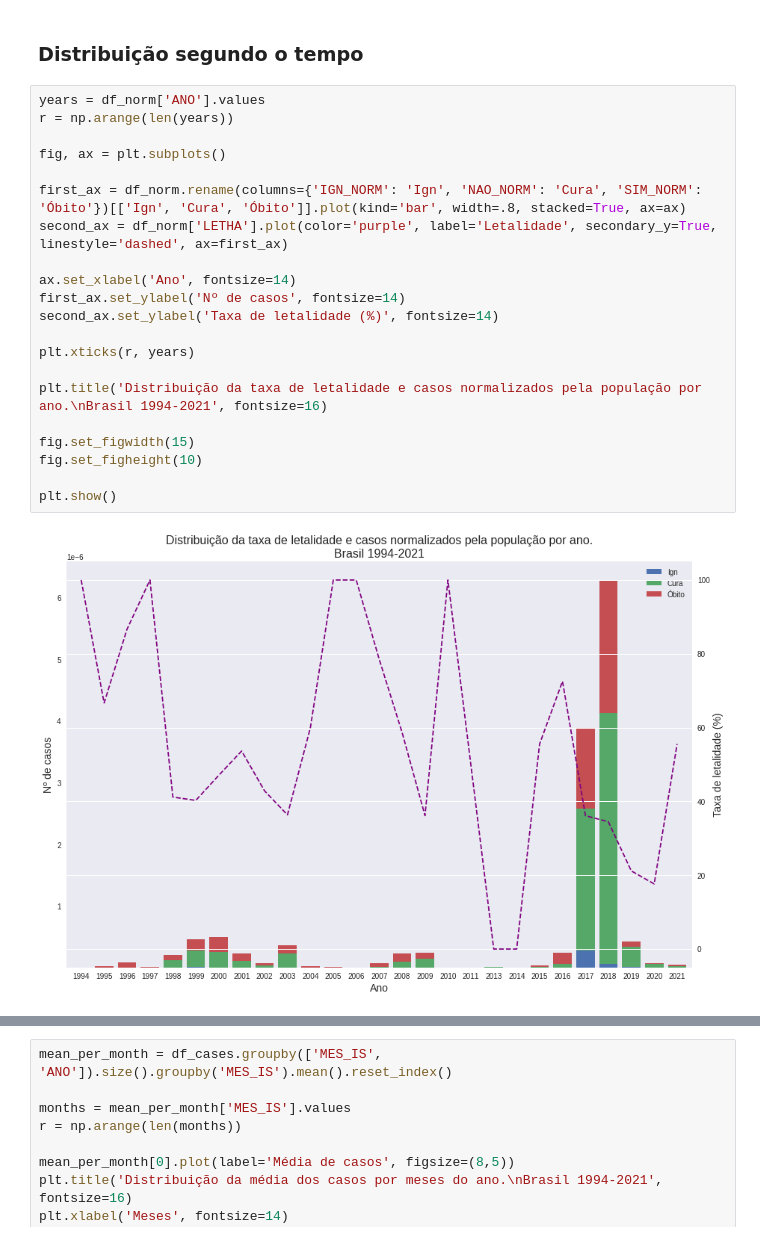
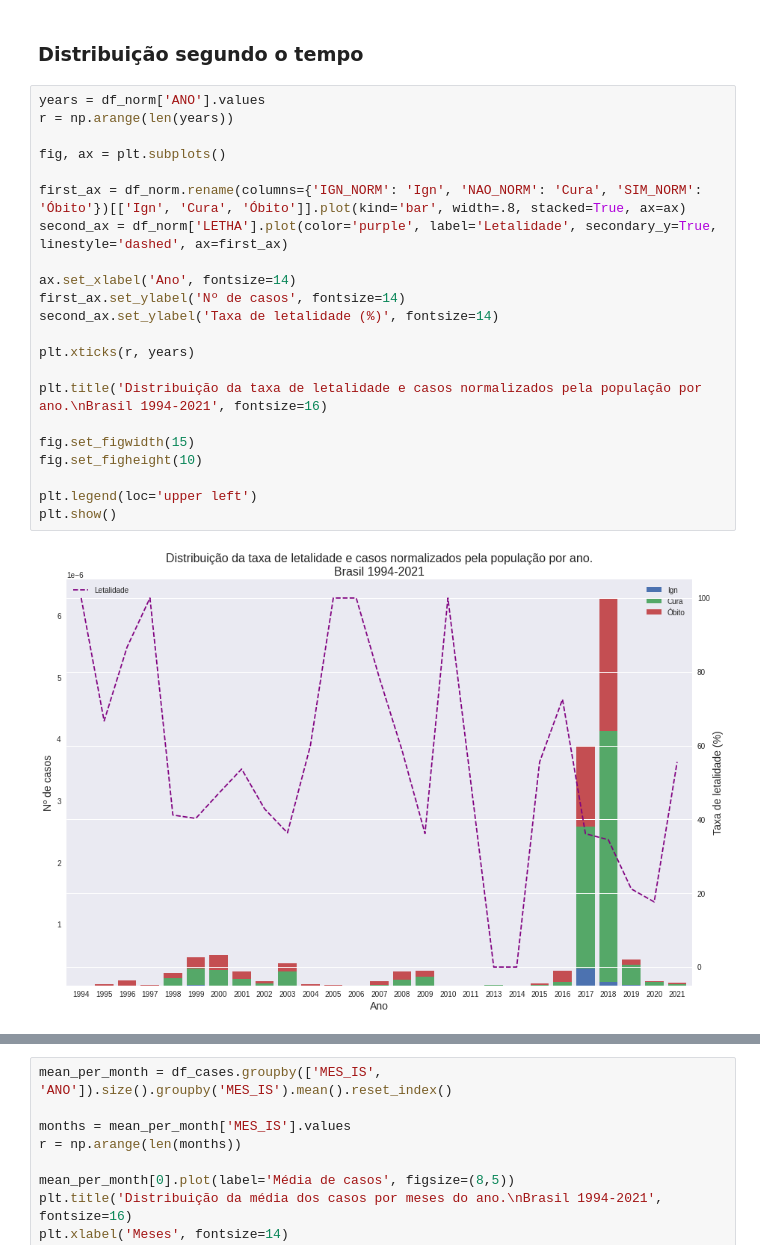
Before and after one commit to pedrosena138/if1007-tasi4, a Jupyter notebook: Analise_de_casos_de_febre_amarela_em_humanos.ipynb, the cells around one changed output, grey strips where cells are left out. Drawn from its saved outputs; the diff is of its cells as text.

```diff
--- a/Analise_de_casos_de_febre_amarela_em_humanos.ipynb
+++ b/Analise_de_casos_de_febre_amarela_em_humanos.ipynb
@@ -236,26 +236,27 @@ df_norm['LETHA'] = df_norm.apply(lambda x: lethality_rate(x), axis=1)
 # %%
 years = df_norm['ANO'].values
 r = np.arange(len(years))
 
 fig, ax = plt.subplots()
 
 first_ax = df_norm.rename(columns={'IGN_NORM': 'Ign', 'NAO_NORM': 'Cura', 'SIM_NORM': 'Óbito'})[['Ign', 'Cura', 'Óbito']].plot(kind='bar', width=.8, stacked=True, ax=ax)
 second_ax = df_norm['LETHA'].plot(color='purple', label='Letalidade', secondary_y=True, linestyle='dashed', ax=first_ax)
 
 ax.set_xlabel('Ano', fontsize=14)
 first_ax.set_ylabel('Nº de casos', fontsize=14)
 second_ax.set_ylabel('Taxa de letalidade (%)', fontsize=14)
 
 plt.xticks(r, years)
 
 plt.title('Distribuição da taxa de letalidade e casos normalizados pela população por ano.\nBrasil 1994-2021', fontsize=16)
 
 fig.set_figwidth(15)
 fig.set_figheight(10)
 
+plt.legend(loc='upper left')
 plt.show()
 # %% [output]
-[figure, old version]
+[figure, new version]
 # %%
 years = df_vaccines['ANO'].unique()
 r = np.arange(len(years))
```
Also changed, not shown: parts of 3 cells of this notebook.
